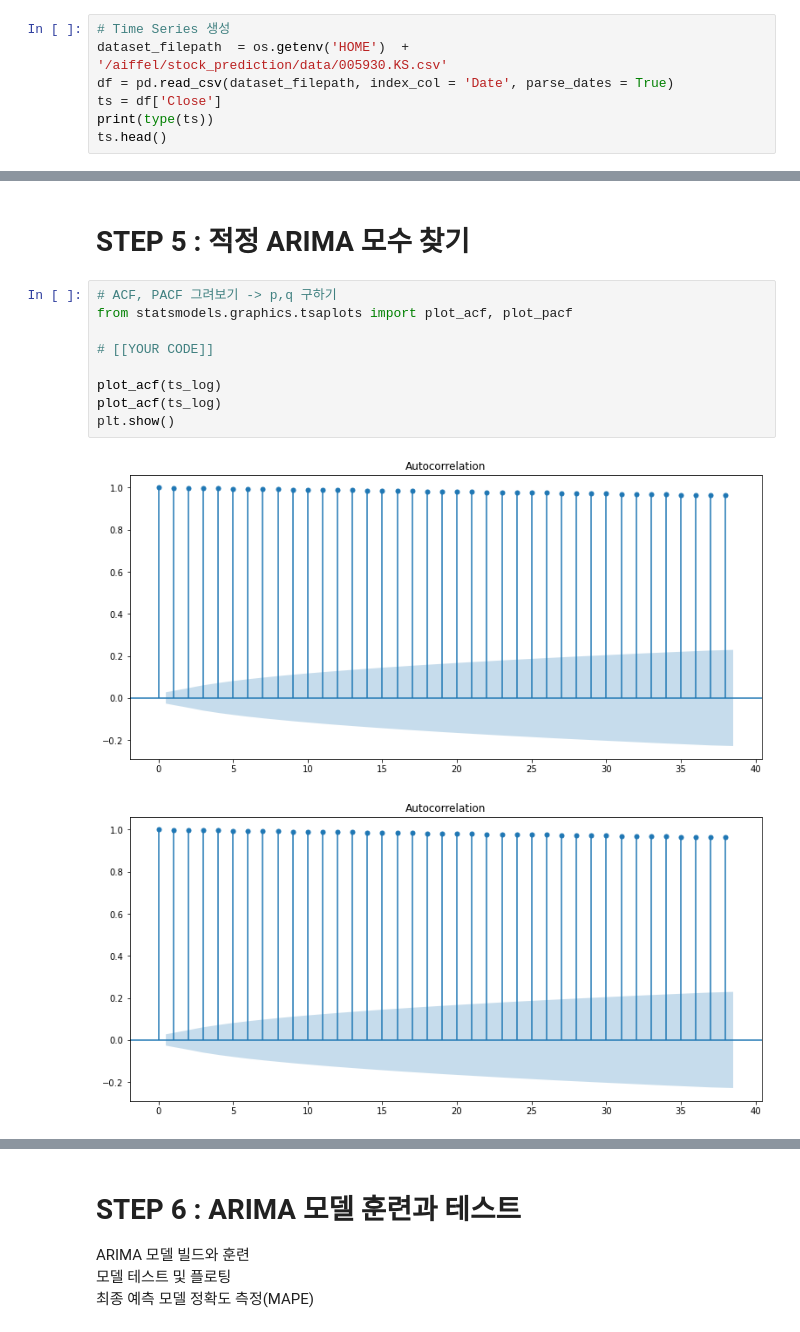
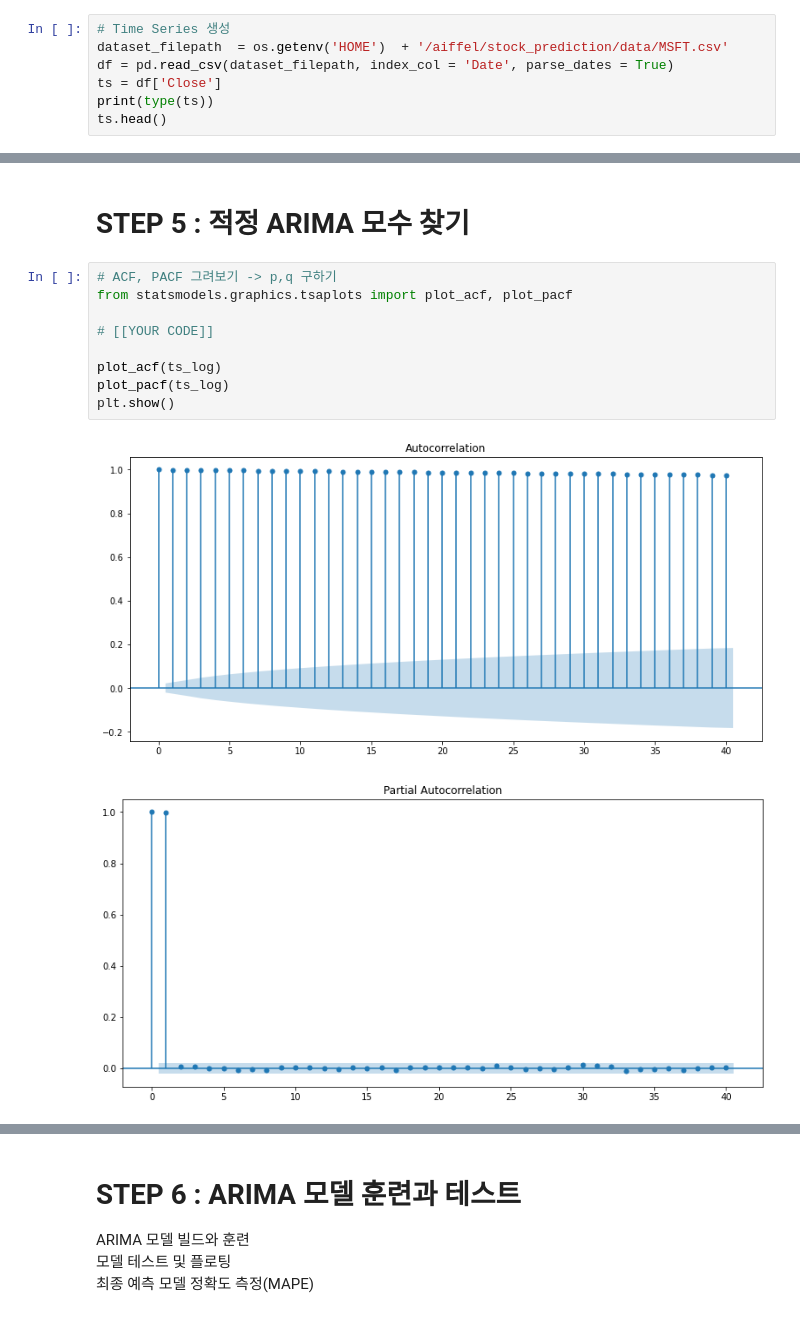
Before and after one commit to hayaseleu/SSAC_classifications, a Jupyter notebook: E-13 forecasting with arima/E13_Time_series_report.ipynb, the cells around one changed output, grey strips where cells are left out. Cells and saved outputs as stored; diff of their text form.

```diff
--- a/E-13 forecasting with arima/E13_Time_series_report.ipynb
+++ b/E-13 forecasting with arima/E13_Time_series_report.ipynb
@@ -330,7 +710,7 @@ MAPE: 33.14%
 # 데이터 준비
 # %%
 # Time Series 생성
-dataset_filepath  = os.getenv('HOME')  + '/aiffel/stock_prediction/data/005930.KS.csv'
+dataset_filepath  = os.getenv('HOME')  + '/aiffel/stock_prediction/data/MSFT.csv'
 df = pd.read_csv(dataset_filepath, index_col = 'Date', parse_dates = True)
 ts = df['Close']
 print(type(ts))
@@ -465,15 +898,15 @@ plt.legend()
 # %%
 # ACF, PACF 그려보기 -> p,q 구하기
 from statsmodels.graphics.tsaplots import plot_acf, plot_pacf
 
 # [[YOUR CODE]]
 
 plot_acf(ts_log)
-plot_acf(ts_log)
+plot_pacf(ts_log)
 plt.show()
 # %% [output]
-[figure, old version]
+[figure, new version]
-[figure, old version]
+[figure, new version]
 # %%
 # 차분 안정성 확인 -> d 구하기
 # [[YOUR CODE]]
```
Also changed, not shown: parts of 89 cells of this notebook.
